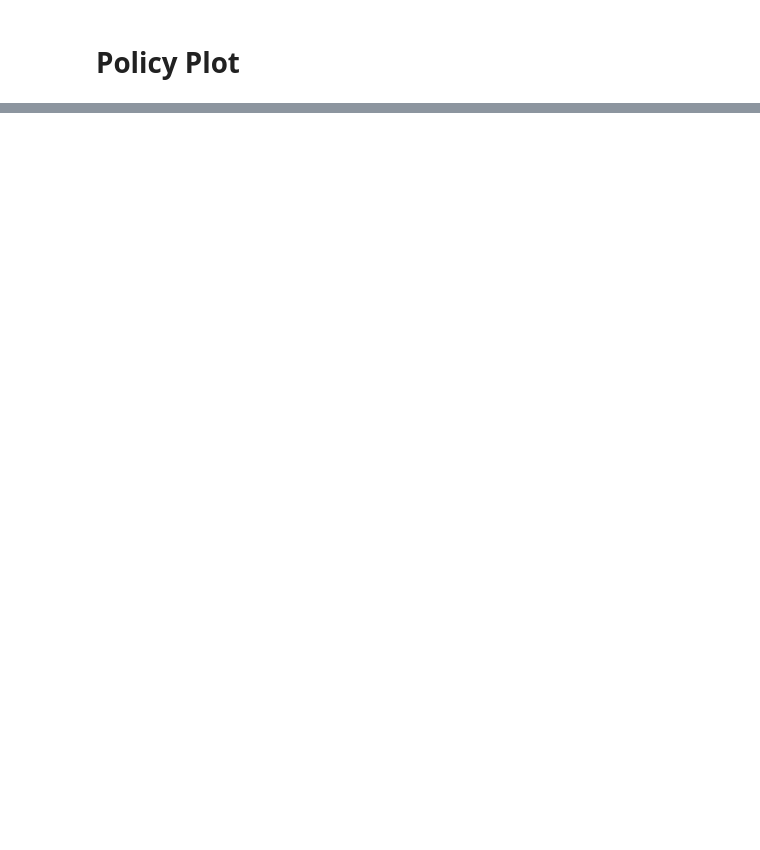
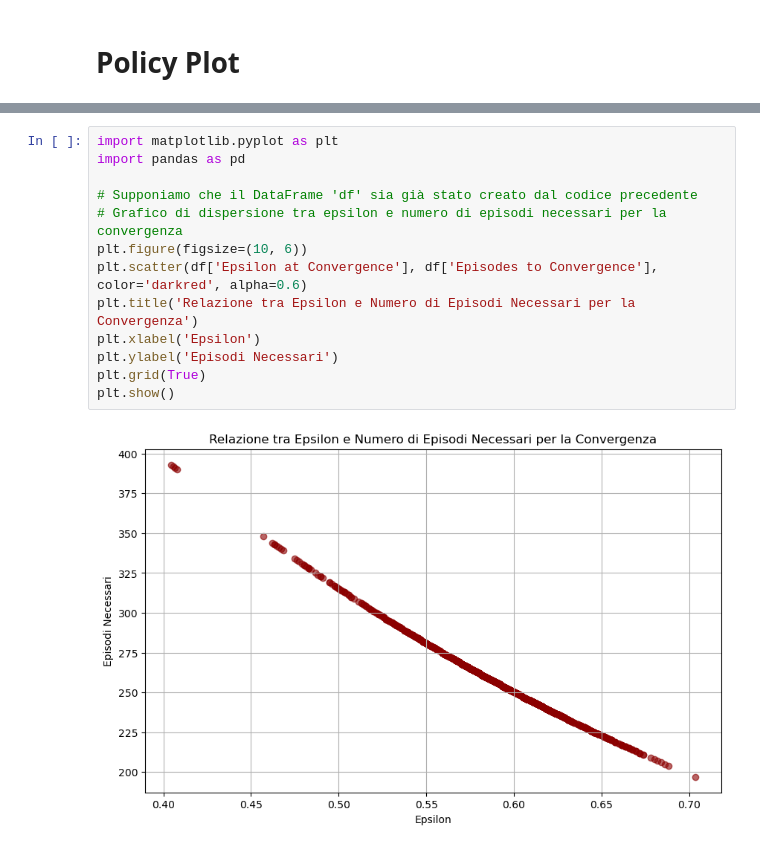
Before and after one commit to caterinabruchi9/SEAI_Project, a Jupyter notebook: Tabular/MC_ON_TAB.ipynb, the cells around one changed output, grey strips where cells are left out. Drawn from its saved outputs; the diff is of its cells as text; blank space fills up the shorter version.

```diff
--- a/Tabular/MC_ON_TAB.ipynb
+++ b/Tabular/MC_ON_TAB.ipynb
@@ -342,0 +829,15 @@ if __name__ == "__main__":
+# %%
+import matplotlib.pyplot as plt
+import pandas as pd
+
+# Supponiamo che il DataFrame 'df' sia già stato creato dal codice precedente
+# Grafico di dispersione tra epsilon e numero di episodi necessari per la convergenza
+plt.figure(figsize=(10, 6))
+plt.scatter(df['Epsilon at Convergence'], df['Episodes to Convergence'], color='darkred', alpha=0.6)
+plt.title('Relazione tra Epsilon e Numero di Episodi Necessari per la Convergenza')
+plt.xlabel('Epsilon')
+plt.ylabel('Episodi Necessari')
+plt.grid(True)
+plt.show()
+# %% [output]
+[figure, added]
```
Also changed, not shown: parts of 14 cells of this notebook, 34 other files.
